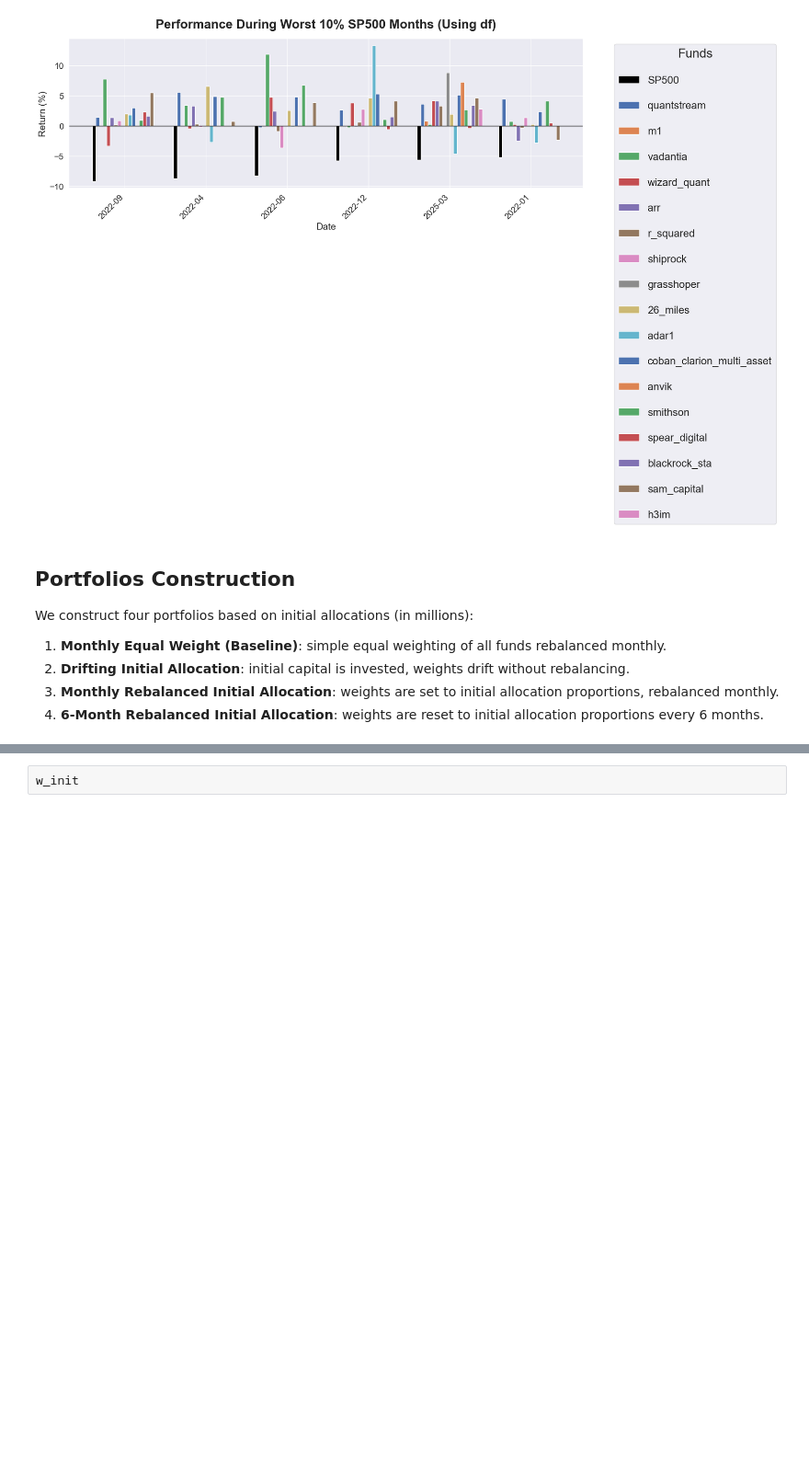
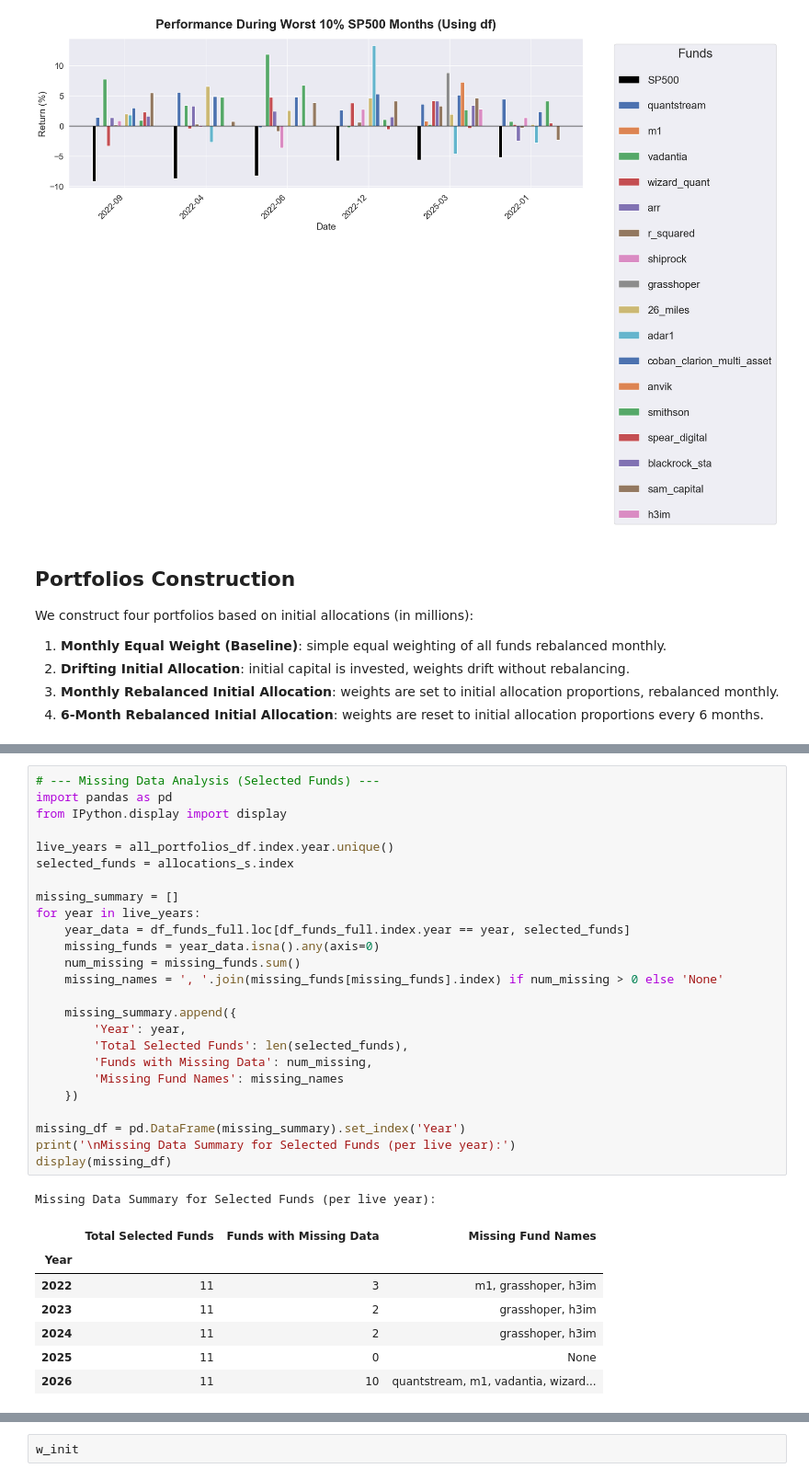
Before and after one commit to arthurdhonneur7/athenee_hf_portfolio, a Jupyter notebook: target_pflio.ipynb, the cells around one changed output, grey strips where cells are left out. Shown at 92% size. Drawn from its saved outputs; the diff is of its cells as text; blank space fills up the shorter version.

```diff
--- a/target_pflio.ipynb
+++ b/target_pflio.ipynb
@@ -583,0 +539,34 @@ Initial exposure is 13.0M USD
+# %%
+# --- Missing Data Analysis (Selected Funds) ---
+import pandas as pd
+from IPython.display import display
+
+live_years = all_portfolios_df.index.year.unique()
+selected_funds = allocations_s.index
+
+missing_summary = []
+for year in live_years:
+    year_data = df_funds_full.loc[df_funds_full.index.year == year, selected_funds]
+    missing_funds = year_data.isna().any(axis=0)
+    num_missing = missing_funds.sum()
+    missing_names = ', '.join(missing_funds[missing_funds].index) if num_missing > 0 else 'None'
+
+    missing_summary.append({
+        'Year': year,
+        'Total Selected Funds': len(selected_funds),
+        'Funds with Missing Data': num_missing,
+        'Missing Fund Names': missing_names
+    })
+
+missing_df = pd.DataFrame(missing_summary).set_index('Year')
+print('\nMissing Data Summary for Selected Funds (per live year):')
+display(missing_df)
+# %% [output]
+Missing Data Summary for Selected Funds (per live year):
+|  | Total Selected Funds | Funds with Missing Data | Missing Fund Names |
+| Year |  |  |  |
+| 2022 | 11 | 3 | m1, grasshoper, h3im |
+| 2023 | 11 | 2 | grasshoper, h3im |
+| 2024 | 11 | 2 | grasshoper, h3im |
+| 2025 | 11 | 0 | None |
+| 2026 | 11 | 10 | quantstream, m1, vadantia, wizard... |
```
Also changed, not shown: parts of 6 cells of this notebook, 13 other files.
